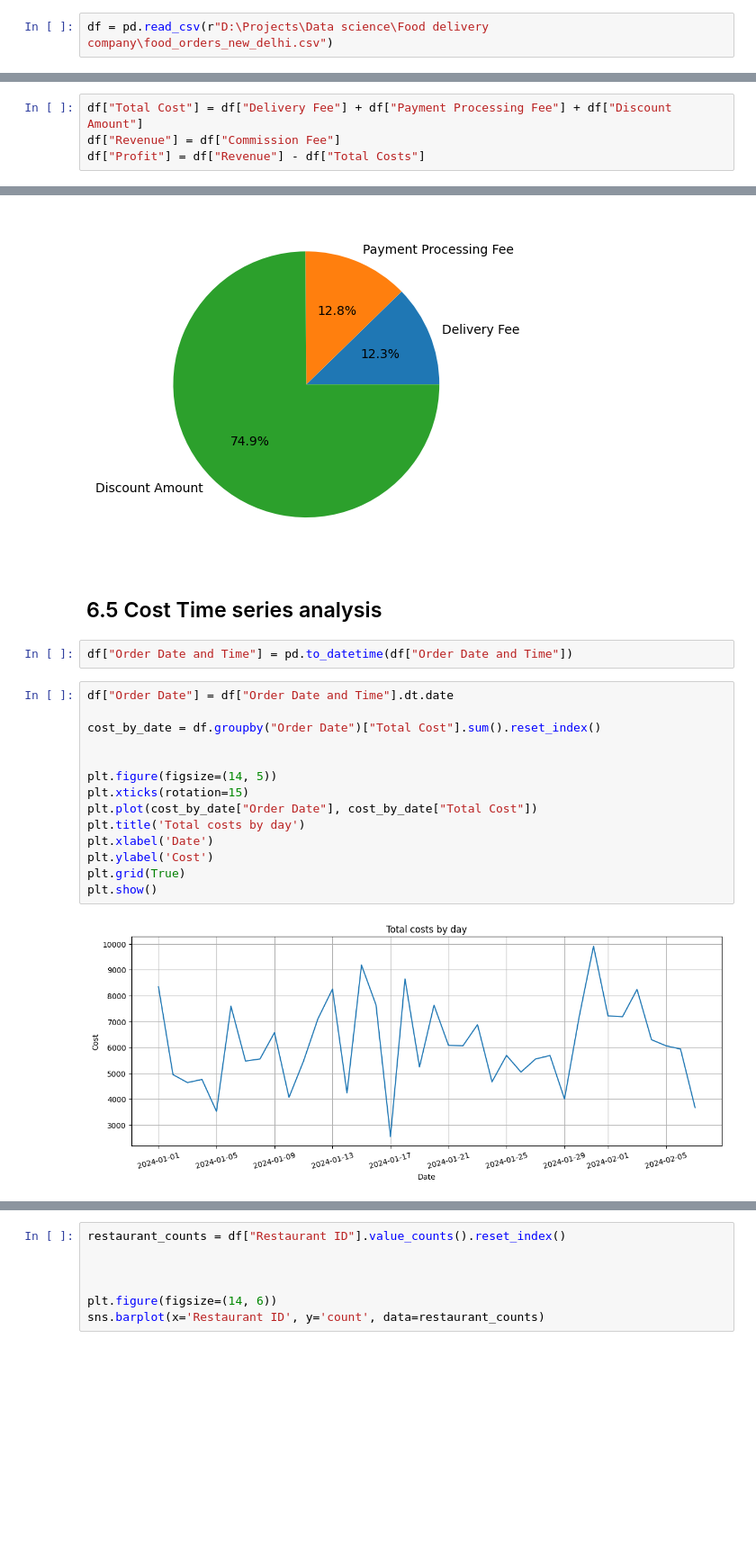
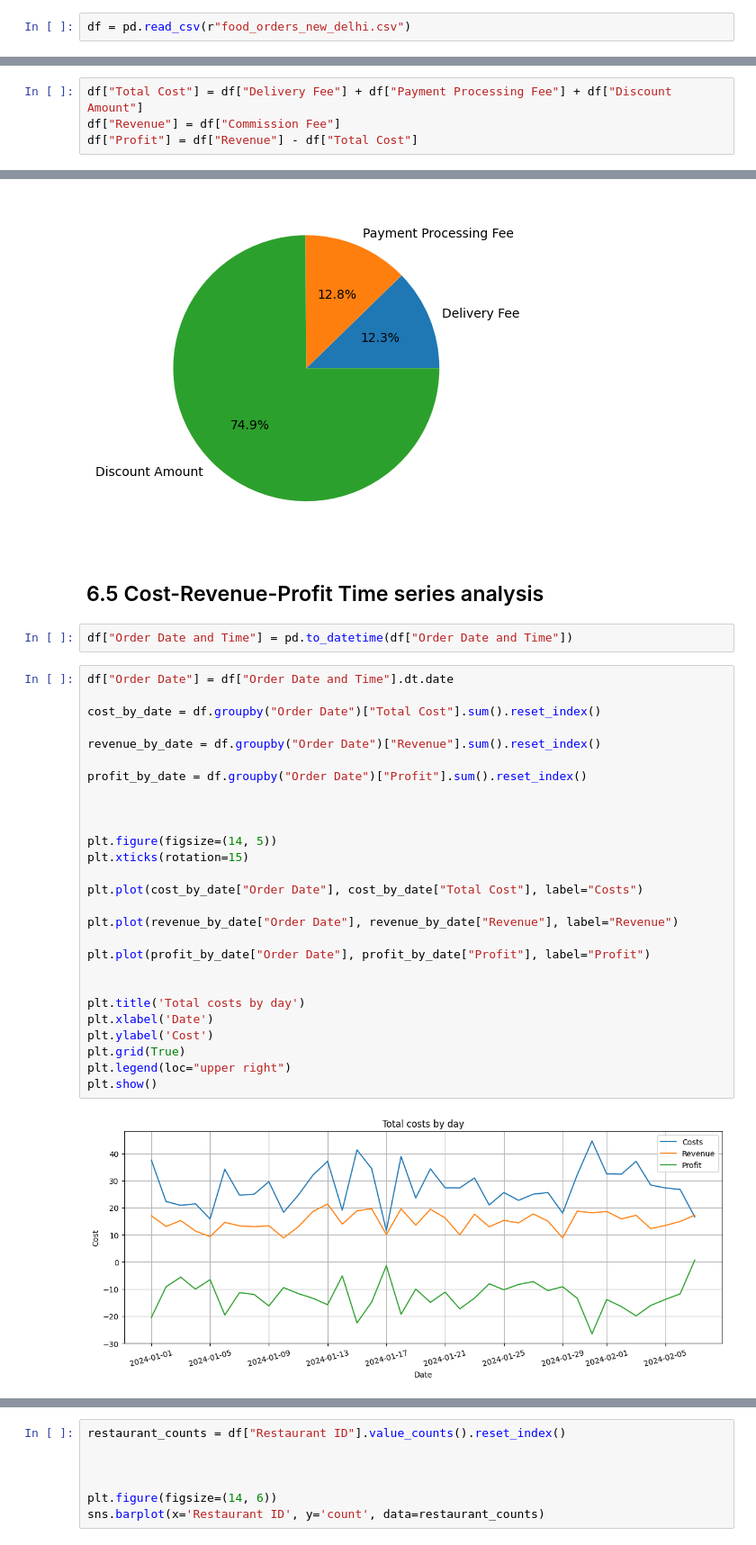
Before and after one commit to HSVI/Food-Delivery-Analysis, a Jupyter notebook: Analysis.ipynb, the cells around one changed output, grey strips where cells are left out. Shown: that part at 90% size. Drawn from its saved outputs; the diff is of its cells as text; blank space fills up the shorter version.

Commit message:
MV time series analysis, profit by rest
MV - multi-variable

```diff
--- a/Analysis.ipynb
+++ b/Analysis.ipynb
@@ -22,7 +22,7 @@ import seaborn as sns
 # %% [markdown]
 ## 2.2 Reading dataset
 # %%
-df = pd.read_csv(r"D:\Projects\Data science\Food delivery company\food_orders_new_delhi.csv")
+df = pd.read_csv(r"food_orders_new_delhi.csv")
 # %% [markdown]
 # 3 Initial screening
 # %%
@@ -189,5 +163,5 @@ df.describe()
 # %%
 df["Total Cost"] = df["Delivery Fee"] + df["Payment Processing Fee"] + df["Discount Amount"]
 df["Revenue"] = df["Commission Fee"]
-df["Profit"] = df["Revenue"] - df["Total Costs"]
+df["Profit"] = df["Revenue"] - df["Total Cost"]
 # %%
@@ -238,22 +201,35 @@ plot = plt.pie(costs_breakdown, labels=costs_breakdown.index, autopct='%1.1f%%')
 # %% [output]
 [figure]
 # %% [markdown]
-## 6.5 Cost Time series analysis
+## 6.5 Cost-Revenue-Profit Time series analysis
 # %%
 df["Order Date and Time"] = pd.to_datetime(df["Order Date and Time"])
 # %%
 df["Order Date"] = df["Order Date and Time"].dt.date
 
 cost_by_date = df.groupby("Order Date")["Total Cost"].sum().reset_index()
 
+revenue_by_date = df.groupby("Order Date")["Revenue"].sum().reset_index()
+
+profit_by_date = df.groupby("Order Date")["Profit"].sum().reset_index()
+
+
 
 plt.figure(figsize=(14, 5))
 plt.xticks(rotation=15)
-plt.plot(cost_by_date["Order Date"], cost_by_date["Total Cost"])
+
+plt.plot(cost_by_date["Order Date"], cost_by_date["Total Cost"], label="Costs")
+
+plt.plot(revenue_by_date["Order Date"], revenue_by_date["Revenue"], label="Revenue")
+
+plt.plot(profit_by_date["Order Date"], profit_by_date["Profit"], label="Profit")
+
+
 plt.title('Total costs by day')
 plt.xlabel('Date')
 plt.ylabel('Cost')
 plt.grid(True)
+plt.legend(loc="upper right")
 plt.show()
 # %% [output]
-[figure, old version]
+[figure, new version]
```
Also changed, not shown: parts of 15 cells of this notebook.
